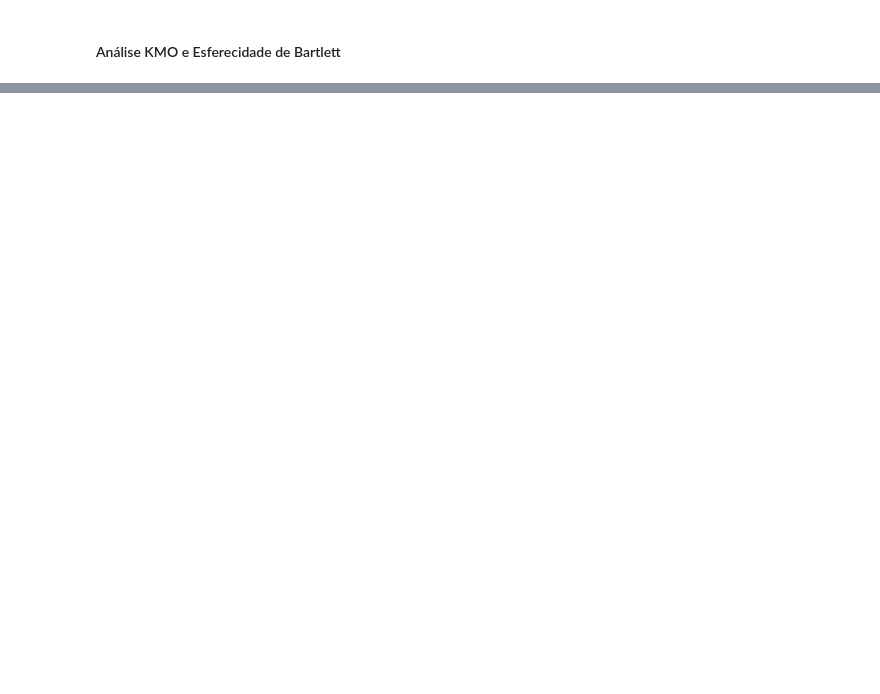
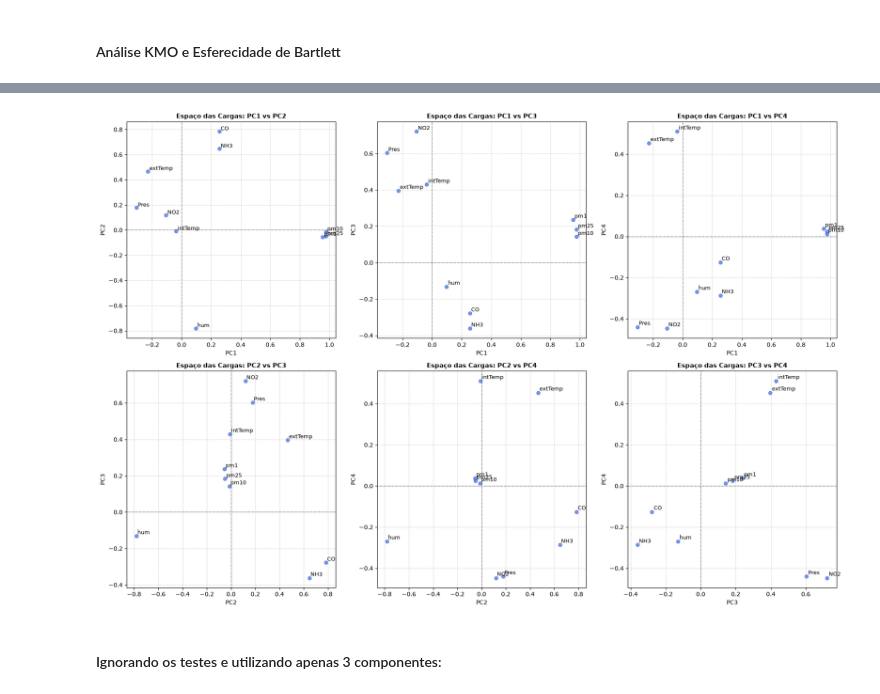
Before and after one commit to guilherme-hermano/PCA-AR, a Jupyter notebook: main_notebook.ipynb, the cells around one changed output, grey strips where cells are left out. Saved outputs shown, nothing was run; the diff lists cells and outputs as text; code cells hidden in the pictures; blank space fills up the shorter version.

```diff
--- a/main_notebook.ipynb
+++ b/main_notebook.ipynb
@@ -217,0 +313,18 @@ p-valor: 0.0000000000e+00
+# %%
+# Loadings das componentes principais
+loadings = (
+    pca_final.components_.T
+    * np.sqrt(pca_final.explained_variance_)
+)
+
+# Visualização tabela:
+loadings_df = pd.DataFrame(
+    loadings,
+    index=X.columns,
+    columns=[
+        f"PC{i+1}"
+        for i in range(n_componentes)
+    ]
+)
+
+loadings_df
@@ -217,0 +386,42 @@ p-valor: 0.0000000000e+00
+# %%
+# Definir os 4 componentes e gerar automaticamente os 6 pares possíveis
+componentes = ["PC1", "PC2", "PC3", "PC4"]
+pares = list(itertools.combinations(componentes, 2))
+
+# Criar uma matriz de subplots 2x3 (6 gráficos)
+fig, axes = plt.subplots(2, 3, figsize=(18, 12))
+axes = axes.flatten()  # Achata a matriz 2D para um vetor linear de 6 posições
+
+# Loop para plotar cada par em seu respectivo gráfico
+for i, (pc_x, pc_y) in enumerate(pares):
+    ax = axes[i]
+
+    # Gráfico de dispersão idêntico ao seu original
+    ax.scatter(loadings_df[pc_x], loadings_df[pc_y], color="royalblue", alpha=0.7)
+
+    # Loop para adicionar os textos com um pequeno ajuste (+0.01) para não sobrepor o ponto
+    for variavel in loadings_df.index:
+        ax.text(
+            loadings_df.loc[variavel, pc_x] + 0.01,
+            loadings_df.loc[variavel, pc_y] + 0.01,
+            variavel,
+            fontsize=9,
+        )
+
+    # Linhas de referência cruzando o zero
+    ax.axhline(0, color="black", linewidth=0.8, linestyle=":")
+    ax.axvline(0, color="black", linewidth=0.8, linestyle=":")
+
+    # Rótulos dinâmicos baseados no par atual
+    ax.set_xlabel(pc_x, fontsize=10)
+    ax.set_ylabel(pc_y, fontsize=10)
+    ax.set_title(f"Espaço das Cargas: {pc_x} vs {pc_y}", fontsize=11, weight="bold")
+    ax.grid(True, linestyle="--", alpha=0.5)
+
+# Ajusta automaticamente o espaçamento entre os subplots
+plt.tight_layout()
+plt.show()
+# %% [output]
+[figure, added]
+# %% [markdown]
+#### Ignorando os testes e utilizando apenas 3 componentes:
```
Also changed, not shown: parts of 21 cells of this notebook.
